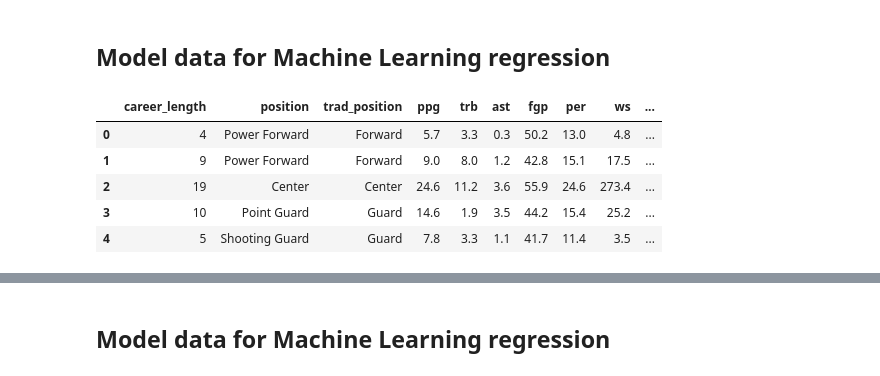
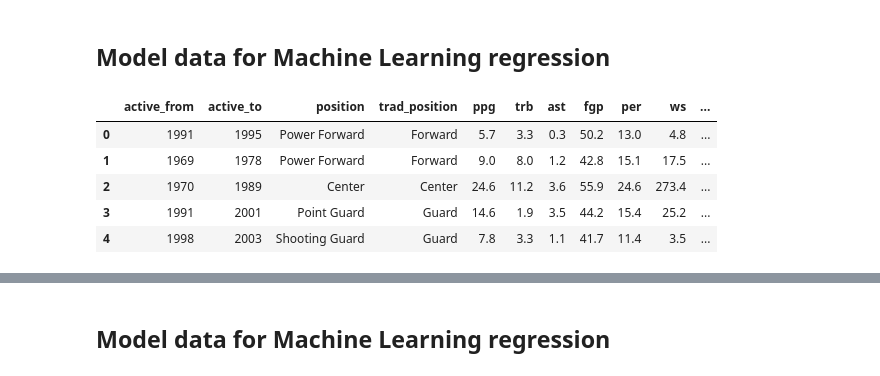
Before and after one commit to ymericson/NBA-player-info, a Jupyter notebook: NBA Positions.ipynb, the cells around one changed output, grey strips where cells are left out. Drawn from its saved outputs; the diff is of its cells as text; code cells hidden in the pictures.

```diff
--- a/NBA Positions.ipynb
+++ b/NBA Positions.ipynb
@@ -133,16 +199,16 @@ plt.savefig('all-graphs/top_hs_city.png')
 # %% [markdown]
 ## Model data for Machine Learning regression
 # %%
-players_feat = players[['career_length', 'position', 'trad_position',
-                        'ppg', 'trb', 'ast', 'fgp', 'per', 'ws', 'height_inches', 'weight', 'hof']].copy()
+players_feat = players[['active_from', 'active_to', 'position', 'trad_position',
+                        'ppg', 'trb', 'ast', 'fgp', 'per', 'ws', 'height_inches', 'weight']].copy()
 players_feat.head()
 # %% [output]
-|  | career_length | position | trad_position | ppg | trb | ast | fgp | per | ws | ... |
-| 0 | 4 | Power Forward | Forward | 5.7 | 3.3 | 0.3 | 50.2 | 13.0 | 4.8 | ... |
-| 1 | 9 | Power Forward | Forward | 9.0 | 8.0 | 1.2 | 42.8 | 15.1 | 17.5 | ... |
-| 2 | 19 | Center | Center | 24.6 | 11.2 | 3.6 | 55.9 | 24.6 | 273.4 | ... |
-| 3 | 10 | Point Guard | Guard | 14.6 | 1.9 | 3.5 | 44.2 | 15.4 | 25.2 | ... |
-| 4 | 5 | Shooting Guard | Guard | 7.8 | 3.3 | 1.1 | 41.7 | 11.4 | 3.5 | ... |
+|  | active_from | active_to | position | trad_position | ppg | trb | ast | fgp | per | ws | ... |
+| 0 | 1991 | 1995 | Power Forward | Forward | 5.7 | 3.3 | 0.3 | 50.2 | 13.0 | 4.8 | ... |
+| 1 | 1969 | 1978 | Power Forward | Forward | 9.0 | 8.0 | 1.2 | 42.8 | 15.1 | 17.5 | ... |
+| 2 | 1970 | 1989 | Center | Center | 24.6 | 11.2 | 3.6 | 55.9 | 24.6 | 273.4 | ... |
+| 3 | 1991 | 2001 | Point Guard | Guard | 14.6 | 1.9 | 3.5 | 44.2 | 15.4 | 25.2 | ... |
+| 4 | 1998 | 2003 | Shooting Guard | Guard | 7.8 | 3.3 | 1.1 | 41.7 | 11.4 | 3.5 | ... |
 # %%
 sns.heatmap(players_feat.isnull(), yticklabels=False, cbar=False, cmap='viridis')
 # %% [output]
```
Also changed, not shown: parts of 25 cells of this notebook, 13 other files.
